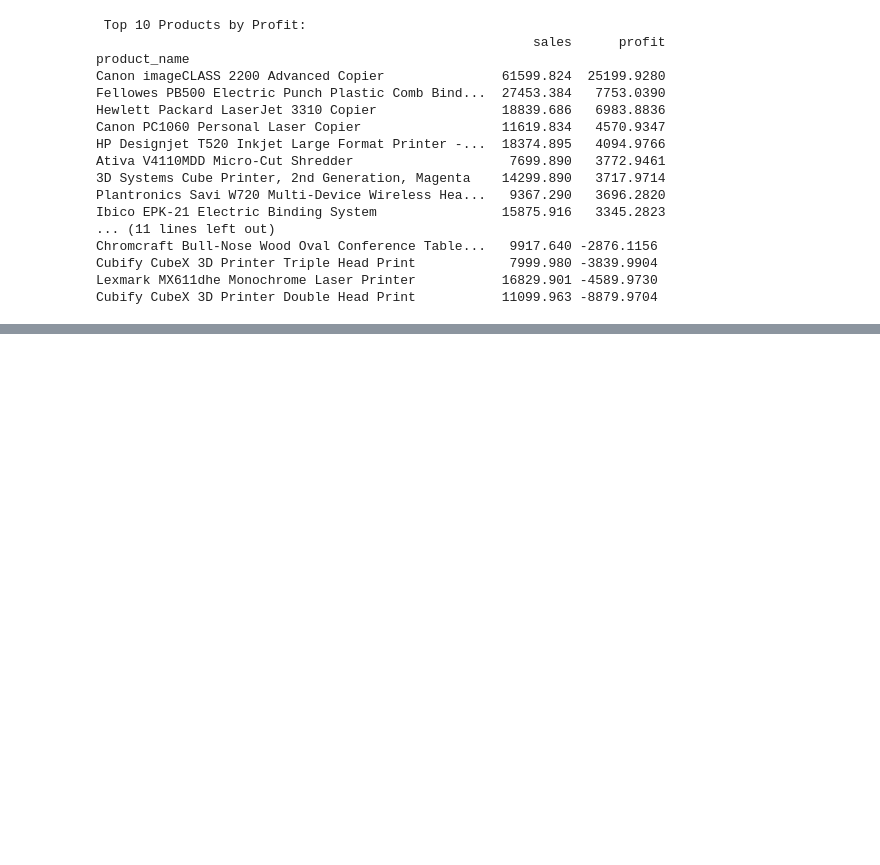
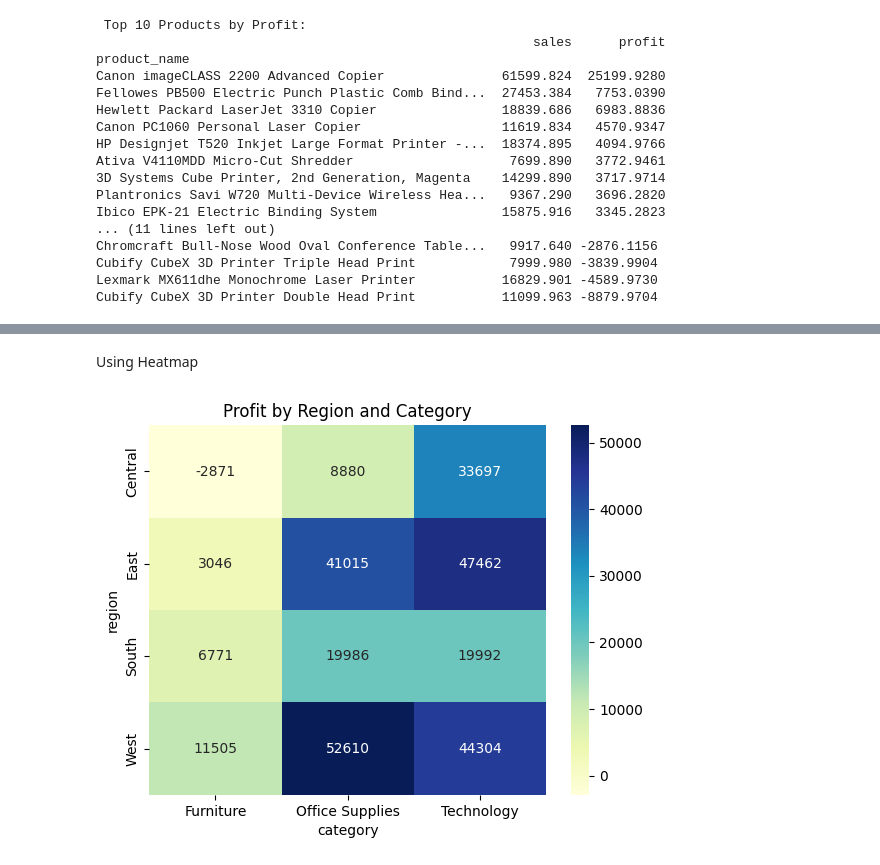
Before and after one commit to Achbabita/Sales-Performance-Analysis-and-Forecasting, a Jupyter notebook: Notebook/data_overview.ipynb, the cells around one changed output, grey strips where cells are left out. Cells and saved outputs as stored; diff of their text form; code cells hidden in the pictures; blank space fills up the shorter version.

```diff
--- a/Notebook/data_overview.ipynb
+++ b/Notebook/data_overview.ipynb
@@ -340,0 +410,10 @@ Cubify CubeX 3D Printer Double Head Print           11099.963 -8879.9704
+# %% [markdown]
+Using Heatmap
+# %%
+pt=df.pivot_table(index='region', columns='category', values='profit', aggfunc='sum')
+
+sns.heatmap(pt, annot=True, fmt=".0f", cmap='YlGnBu')
+plt.title('Profit by Region and Category')
+plt.show()
+# %% [output]
+[figure, added]
```
Also changed, not shown: parts of 8 cells of this notebook.
